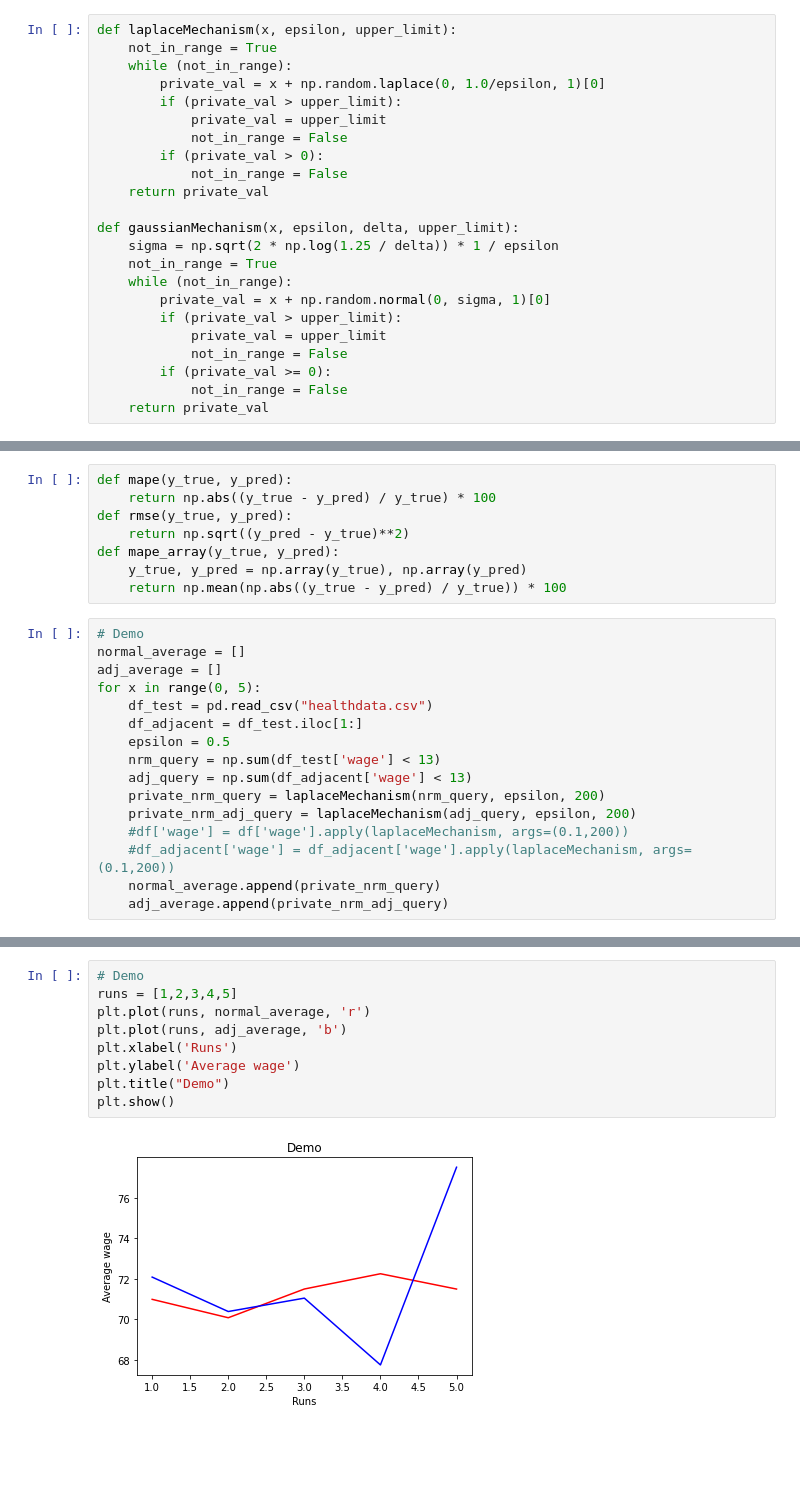
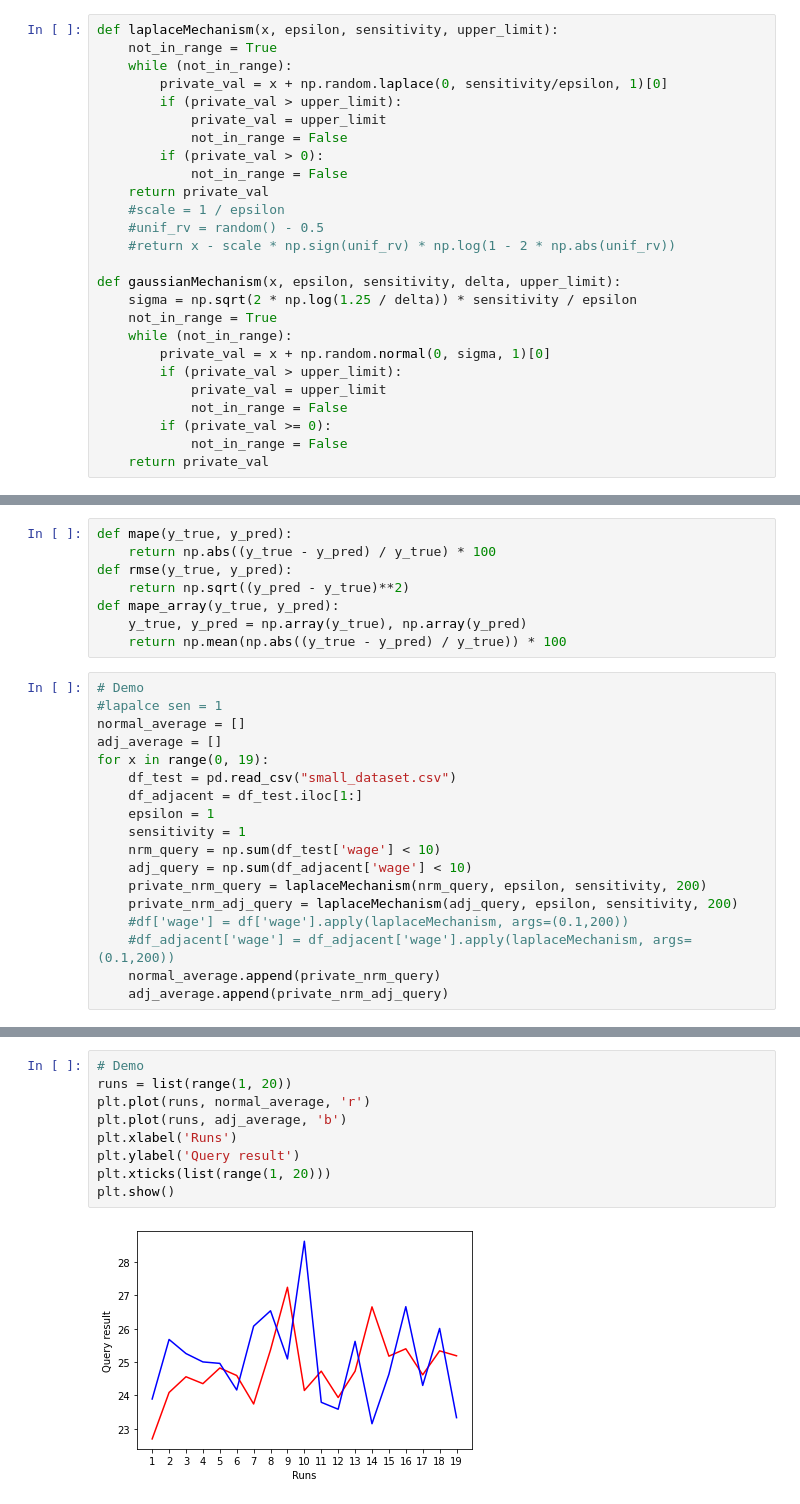
Before and after one commit to aleksandr-kataev/Privacy-Preserving-Algorithms, a Jupyter notebook: diffprivacyNoise.ipynb, the cells around one changed output, grey strips where cells are left out. Cells and saved outputs as stored; diff of their text form; blank space fills up the shorter version.

```diff
--- a/diffprivacyNoise.ipynb
+++ b/diffprivacyNoise.ipynb
@@ -9,17 +10,20 @@ df = pd.read_csv("healthdata.csv")
 # %%
-def laplaceMechanism(x, epsilon, upper_limit):
+def laplaceMechanism(x, epsilon, sensitivity, upper_limit):
     not_in_range = True
     while (not_in_range):
-        private_val = x + np.random.laplace(0, 1.0/epsilon, 1)[0]
+        private_val = x + np.random.laplace(0, sensitivity/epsilon, 1)[0]
         if (private_val > upper_limit):
             private_val = upper_limit
             not_in_range = False
         if (private_val > 0):
             not_in_range = False
     return private_val
+    #scale = 1 / epsilon
+    #unif_rv = random() - 0.5
+    #return x - scale * np.sign(unif_rv) * np.log(1 - 2 * np.abs(unif_rv))
 
-def gaussianMechanism(x, epsilon, delta, upper_limit):
-    sigma = np.sqrt(2 * np.log(1.25 / delta)) * 1 / epsilon
+def gaussianMechanism(x, epsilon, sensitivity, delta, upper_limit):
+    sigma = np.sqrt(2 * np.log(1.25 / delta)) * sensitivity / epsilon
     not_in_range = True
     while (not_in_range):
         private_val = x + np.random.normal(0, sigma, 1)[0]
@@ -39,16 +54,18 @@ def mape_array(y_true, y_pred):
     return np.mean(np.abs((y_true - y_pred) / y_true)) * 100
 # %%
 # Demo
+#lapalce sen = 1
 normal_average = []
 adj_average = []
-for x in range(0, 5):
-    df_test = pd.read_csv("healthdata.csv")
+for x in range(0, 19):
+    df_test = pd.read_csv("small_dataset.csv")
     df_adjacent = df_test.iloc[1:]
-    epsilon = 0.5
-    nrm_query = np.sum(df_test['wage'] < 13)
-    adj_query = np.sum(df_adjacent['wage'] < 13)
-    private_nrm_query = laplaceMechanism(nrm_query, epsilon, 200)
-    private_nrm_adj_query = laplaceMechanism(adj_query, epsilon, 200)
+    epsilon = 1
+    sensitivity = 1
+    nrm_query = np.sum(df_test['wage'] < 10)
+    adj_query = np.sum(df_adjacent['wage'] < 10)
+    private_nrm_query = laplaceMechanism(nrm_query, epsilon, sensitivity, 200)
+    private_nrm_adj_query = laplaceMechanism(adj_query, epsilon, sensitivity, 200)
     #df['wage'] = df['wage'].apply(laplaceMechanism, args=(0.1,200))
     #df_adjacent['wage'] = df_adjacent['wage'].apply(laplaceMechanism, args=(0.1,200))
     normal_average.append(private_nrm_query)
@@ -56,11 +133,11 @@ for x in range(0, 5):
 # %%
 # Demo
-runs = [1,2,3,4,5]
+runs = list(range(1, 20))
 plt.plot(runs, normal_average, 'r')
 plt.plot(runs, adj_average, 'b')
 plt.xlabel('Runs')
-plt.ylabel('Average wage')
-plt.title("Demo")
+plt.ylabel('Query result')
+plt.xticks(list(range(1, 20)))
 plt.show()
 # %% [output]
-[figure, old version]
+[figure, new version]
```
Also changed, not shown: parts of 33 cells of this notebook.
